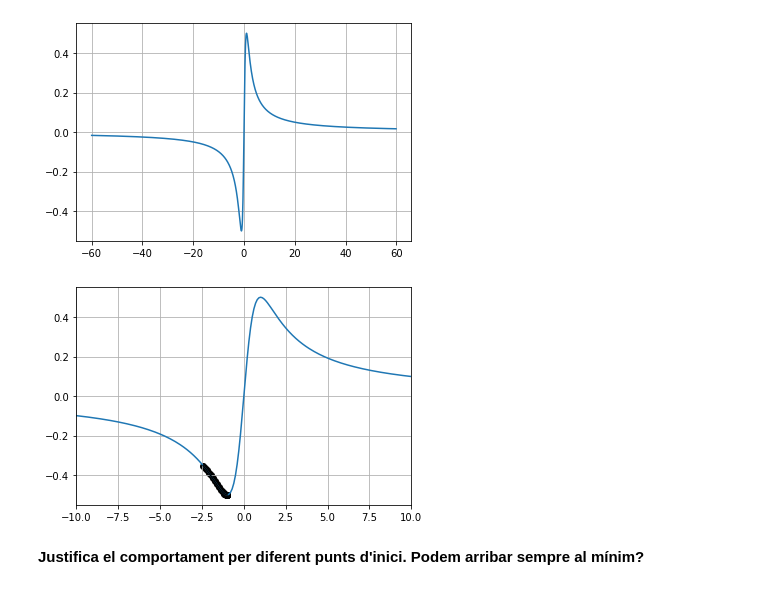
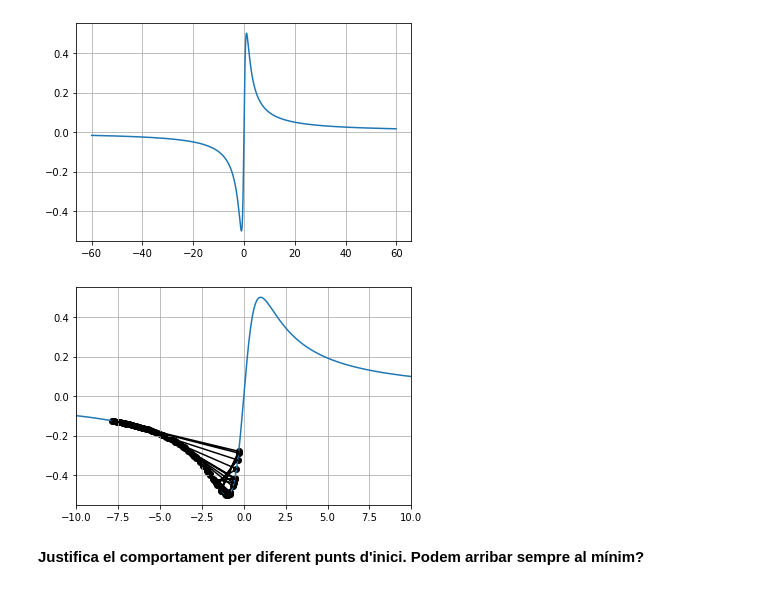
Before and after one commit to mates-info/tnui, a Jupyter notebook: p3/P1_FindMinimum-Student.ipynb, the cells around one changed output. Drawn from its saved outputs; the diff is of its cells as text; code cells hidden in the pictures.

```diff
--- a/p3/P1_FindMinimum-Student.ipynb
+++ b/p3/P1_FindMinimum-Student.ipynb
@@ -99,9 +99,11 @@ def gradient_descend_1d(grad, x, alpha, eps=1e-3, max_iters=1e2):
     Per limitar el nombre d'iteracions utilitzarem un for que faci
     "max_iters" passos. En cada iteració es calcula el nou punt
     d'exploració a partir de l'anterior (els guardem en una llista
-    per després fer el plot) i comprovem que hi ha hagut una varuació
+    per després fer el plot) i comprovem que hi ha hagut una variació
     suficient respecte epsilon. Acabem retornant l'array de punts i
-    l'últim d'aquests, que indica el mínim trobat.
+    l'últim d'aquests, que indica el mínim trobat. Tot i que en el
+    paràmetre de retorn diu una llista, per l'execució en la següent
+    cel·la hem interpetat que el 2n paràmetre ha de ser el mínim.
     '''
 
     points = [x]
@@ -193,13 +201,13 @@ plot_1d(X, f2_2(X), fig)
 [figure]
 # %%
 x0 = (np.random.random() - 0.5) * 10
-points, minimum = gradient_descend_1d(df2_2, x0, 1)
+points, minimum = gradient_descend_1d(df2_2, x0, 10)
 
 fig = plt.figure()
 plot_gradient_descend_1d(f2_2, X, points, minimum, fig)
 fig.gca().set_xlim([-10, 10])
 plt.show()
 # %% [output]
-[figure, old version]
+[figure, new version]
 # %% [markdown]
 **Justifica el comportament per diferent punts d'inici. Podem arribar sempre al mínim?**
```
Also changed, not shown: parts of 10 cells of this notebook, 1 other file.
